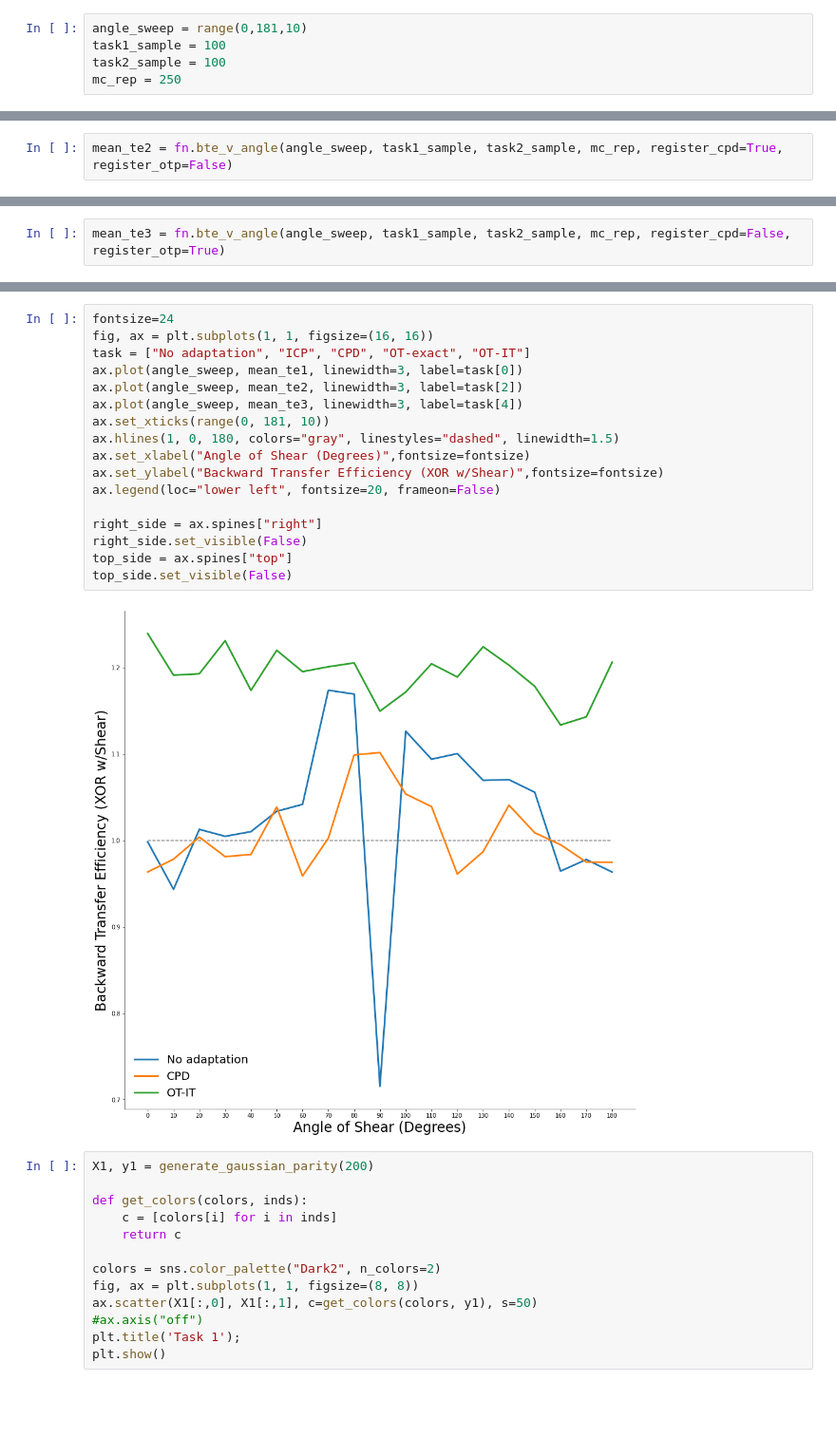
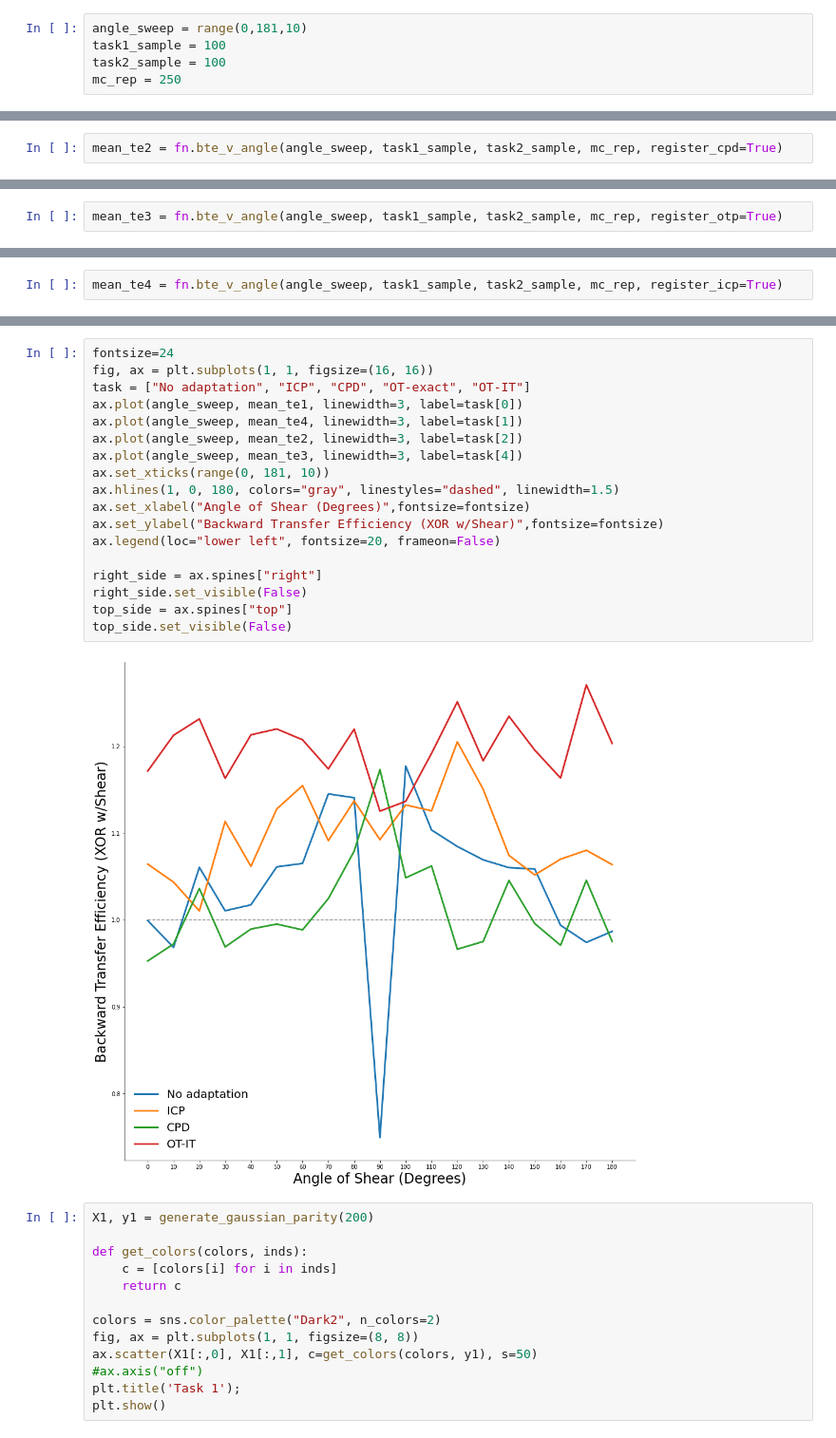
Before and after one commit to ykobaya9/ndd-links, a Jupyter notebook: affine_exp.ipynb, the cells around one changed output, grey strips where cells are left out. Shown at 95% size. Saved outputs shown, nothing was run; the diff lists cells and outputs as text; blank space fills up the shorter version.

```diff
--- a/affine_exp.ipynb
+++ b/affine_exp.ipynb
@@ -275,5 +273,5 @@ top_side.set_visible(False)
 # %%
-mean_te2 = fn.bte_v_angle(angle_sweep, task1_sample, task2_sample, mc_rep, register_cpd=True, register_otp=False)
+mean_te2 = fn.bte_v_angle(angle_sweep, task1_sample, task2_sample, mc_rep, register_cpd=True)
 # %% [output]
 [Parallel(n_jobs=-1)]: Using backend LokyBackend with 8 concurrent workers.
 [Parallel(n_jobs=-1)]: Done  34 tasks      | elapsed:    2.2s
@@ -295,3 +293,3 @@ mean_te2 = fn.bte_v_angle(angle_sweep, task1_sample, task2_sample, mc_rep, regis
 # %%
-mean_te3 = fn.bte_v_angle(angle_sweep, task1_sample, task2_sample, mc_rep, register_cpd=False, register_otp=True)
+mean_te3 = fn.bte_v_angle(angle_sweep, task1_sample, task2_sample, mc_rep, register_otp=True)
 # %% [output]
@@ -314,0 +313,2 @@ mean_te3 = fn.bte_v_angle(angle_sweep, task1_sample, task2_sample, mc_rep, regis
+# %%
+mean_te4 = fn.bte_v_angle(angle_sweep, task1_sample, task2_sample, mc_rep, register_icp=True)
@@ -315,22 +333,23 @@ mean_te3 = fn.bte_v_angle(angle_sweep, task1_sample, task2_sample, mc_rep, regis
 # %%
 fontsize=24
 fig, ax = plt.subplots(1, 1, figsize=(16, 16))
 task = ["No adaptation", "ICP", "CPD", "OT-exact", "OT-IT"]
 ax.plot(angle_sweep, mean_te1, linewidth=3, label=task[0])
+ax.plot(angle_sweep, mean_te4, linewidth=3, label=task[1])
 ax.plot(angle_sweep, mean_te2, linewidth=3, label=task[2])
 ax.plot(angle_sweep, mean_te3, linewidth=3, label=task[4])
 ax.set_xticks(range(0, 181, 10))
 ax.hlines(1, 0, 180, colors="gray", linestyles="dashed", linewidth=1.5)
 ax.set_xlabel("Angle of Shear (Degrees)",fontsize=fontsize)
 ax.set_ylabel("Backward Transfer Efficiency (XOR w/Shear)",fontsize=fontsize)
 ax.legend(loc="lower left", fontsize=20, frameon=False)
 
 right_side = ax.spines["right"]
 right_side.set_visible(False)
 top_side = ax.spines["top"]
 top_side.set_visible(False)
 # %% [output]
-[figure, old version]
+[figure, new version]
 # %%
 X1, y1 = generate_gaussian_parity(200)
 
```
Also changed, not shown: parts of 21 cells of this notebook.
